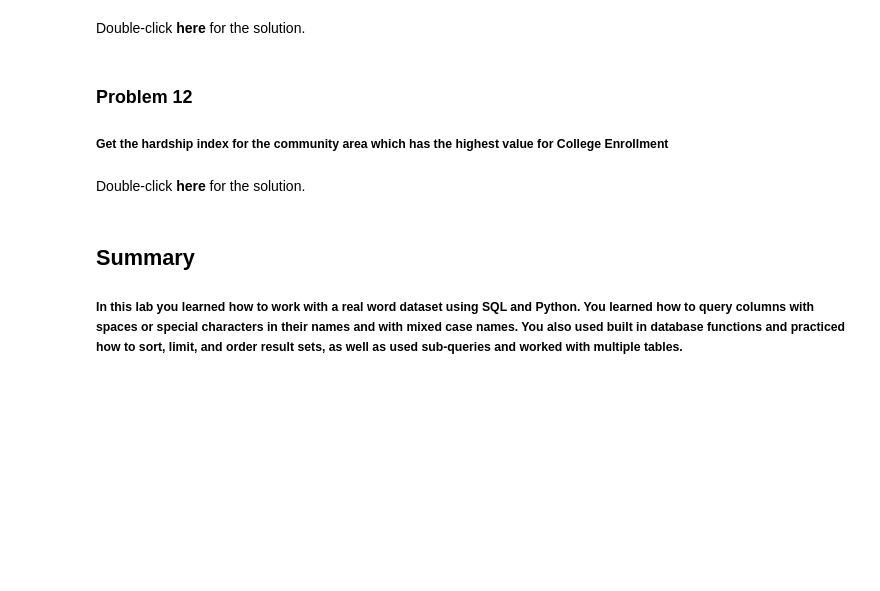
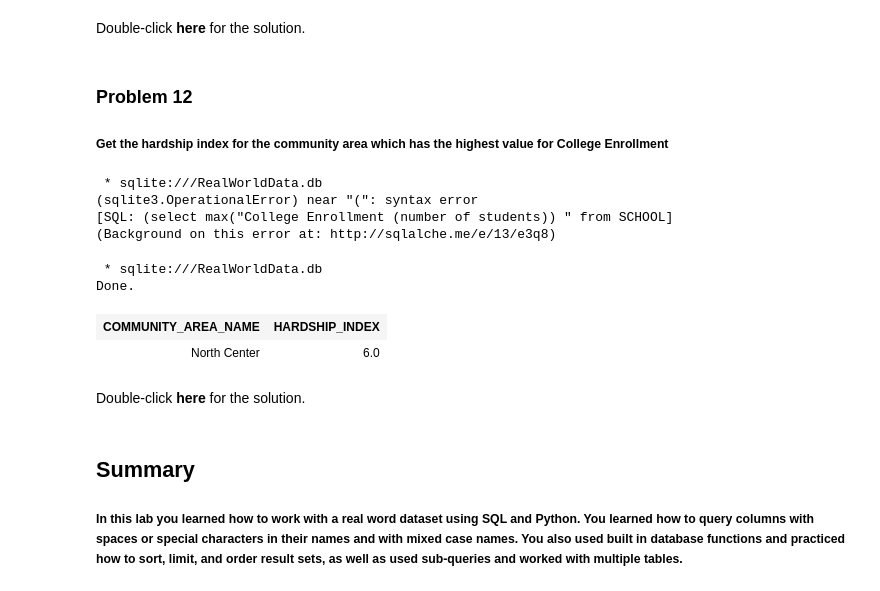
Before and after one commit to Madbubbl3/IBM-Data-Science-Professional-Certificate, a Jupyter notebook: Course 4/Working with a real world data-set.ipynb, the cells around one changed output. Cells and saved outputs as stored; diff of their text form; code cells hidden in the pictures; blank space fills up the shorter version.

```diff
--- a/Course 4/Working with a real world data-set.ipynb
+++ b/Course 4/Working with a real world data-set.ipynb
@@ -591,6 +618,27 @@ and college_enrollment = 4368
 ### Problem 12
 
 ##### Get the hardship index for the community area which has the highest value for College Enrollment
+# %%
+%%sql
+select max("College Enrollment (number of students)) " from SCHOOL
+# %% [output]
+ * sqlite:///RealWorldData.db
+(sqlite3.OperationalError) near "(": syntax error
+[SQL: (select max("College Enrollment (number of students)) " from SCHOOL]
+(Background on this error at: http://sqlalche.me/e/13/e3q8)
+# %%
+%%sql
+select "COMMUNITY_AREA_NAME", "HARDSHIP_INDEX"
+from "CensusData" CD
+where CD."COMMUNITY_AREA_NUMBER" in
+	(select "Community Area NUMBER" from "SCHOOL" where "College Enrollment (number of students) " =
+		(select max("College Enrollment (number of students) ") from SCHOOL
+));
+# %% [output]
+ * sqlite:///RealWorldData.db
+Done.
+| COMMUNITY_AREA_NAME | HARDSHIP_INDEX |
+| North Center | 6.0 |
 # %% [markdown]
 Double-click **here** for the solution.
 
```
Also changed, not shown: parts of 6 cells of this notebook, 4 other files.
